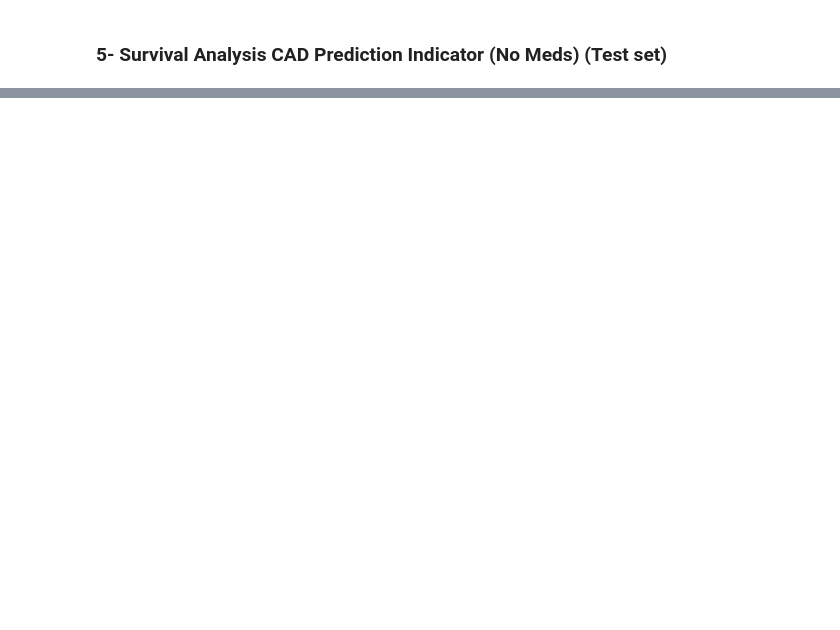
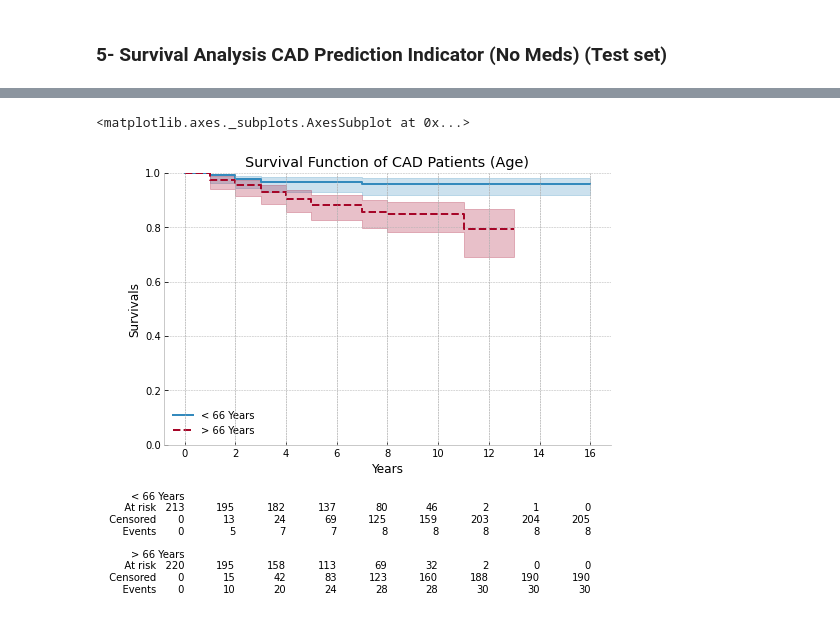
Before and after one commit to orientino/ml4cad, a Jupyter notebook: survival_analysis.ipynb, the cells around one changed output, grey strips where cells are left out. Saved outputs shown, nothing was run; the diff lists cells and outputs as text; code cells hidden in the pictures; blank space fills up the shorter version.

```diff
--- a/survival_analysis.ipynb
+++ b/survival_analysis.ipynb
@@ -510,0 +336,22 @@ plotting.add_at_risk_counts(kmf1, kmf2)
+# %%
+age_mean = df_6["Age (1)"].mean()
+
+df_6_model_under_mean = df_6_model[df_6_model["Age (1)"] < age_mean]
+df_6_model_above_mean = df_6_model[df_6_model["Age (1)"] > age_mean]
+
+kmf1 = KaplanMeierFitter()
+kmf1.fit(df_6_model_under_mean["duration"], event_observed=df_6_model_under_mean["observed"], label="< 66 Years")
+kmf1.plot_survival_function()
+
+kmf2 = KaplanMeierFitter()
+kmf2.fit(df_6_model_above_mean["duration"], event_observed=df_6_model_above_mean["observed"], label="> 66 Years")
+kmf2.plot_survival_function(linestyle="--")
+
+plt.title('Survival Function of CAD Patients (Age)')
+plt.xlabel("Years")
+plt.ylabel("Survivals")
+plt.ylim(0, 1)
+plotting.add_at_risk_counts(kmf1, kmf2)
+# %% [output]
+<matplotlib.axes._subplots.AxesSubplot at 0x...>
+[figure, added]
```
Also changed, not shown: parts of 5 cells of this notebook, 7 other files.
